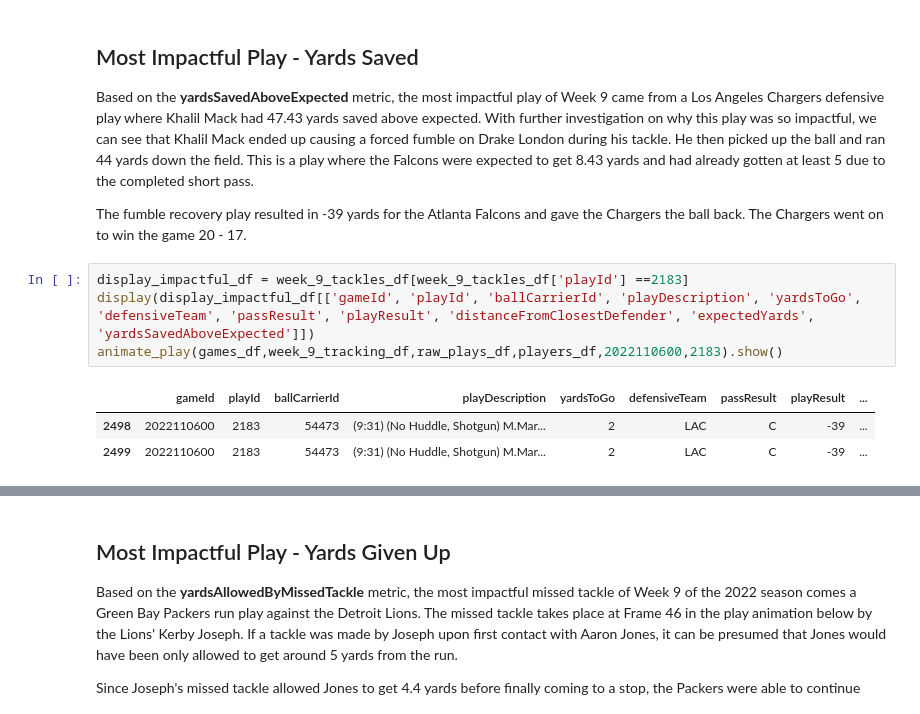
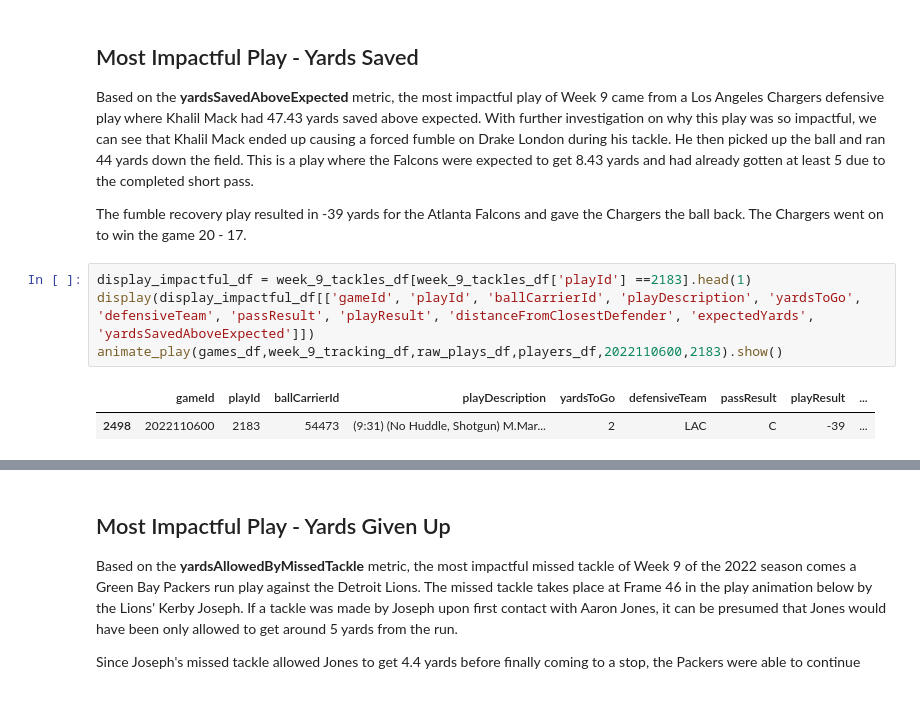
Before and after one commit to jennmohr/nfl-big-data-bowl-24, a Jupyter notebook: evaluation-of-team-tackle-yards-saved-using-ml.ipynb, the cells around one changed output, grey strips where cells are left out. Cells and saved outputs as stored; diff of their text form.

Commit message:
Kaggle Notebook | Evaluation of Team Tackle Yards Saved Using ML | v6

```diff
--- a/evaluation-of-team-tackle-yards-saved-using-ml.ipynb
+++ b/evaluation-of-team-tackle-yards-saved-using-ml.ipynb
@@ -691,13 +691,12 @@ Based on the **yardsSavedAboveExpected** metric, the most impactful play of Week
 
 The fumble recovery play resulted in -39 yards for the Atlanta Falcons and gave the Chargers the ball back. The Chargers went on to win the game 20 - 17.
 # %%
-display_impactful_df = week_9_tackles_df[week_9_tackles_df['playId'] ==2183]
+display_impactful_df = week_9_tackles_df[week_9_tackles_df['playId'] ==2183].head(1)
 display(display_impactful_df[['gameId', 'playId', 'ballCarrierId', 'playDescription', 'yardsToGo', 'defensiveTeam', 'passResult', 'playResult', 'distanceFromClosestDefender', 'expectedYards', 'yardsSavedAboveExpected']])
 animate_play(games_df,week_9_tracking_df,raw_plays_df,players_df,2022110600,2183).show()
 # %% [output]
 |  | gameId | playId | ballCarrierId | playDescription | yardsToGo | defensiveTeam | passResult | playResult | ... |
 | 2498 | 2022110600 | 2183 | 54473 | (9:31) (No Huddle, Shotgun) M.Mar... | 2 | LAC | C | -39 | ... |
-| 2499 | 2022110600 | 2183 | 54473 | (9:31) (No Huddle, Shotgun) M.Mar... | 2 | LAC | C | -39 | ... |
 [interactive output not drawn]
 # %% [markdown]
 ## Most Impactful Play - Yards Given Up
```
Also changed, not shown: parts of 5 cells of this notebook.
